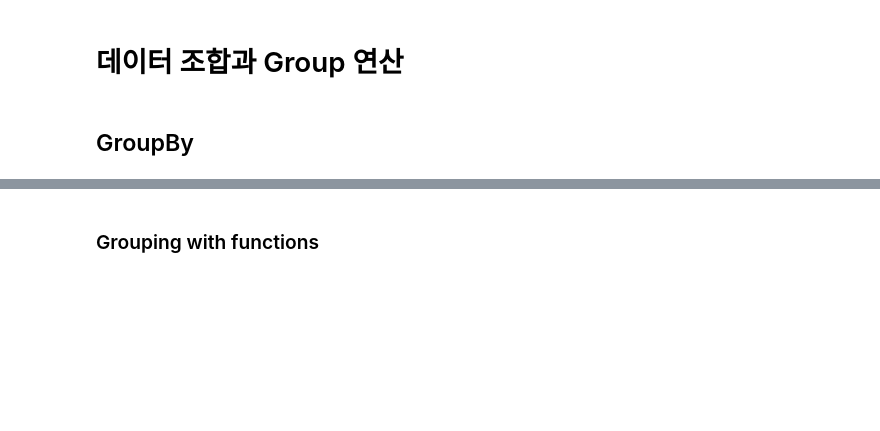
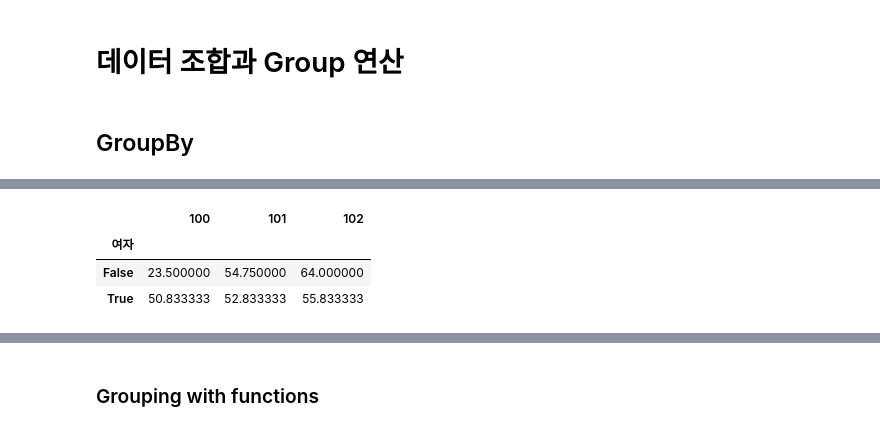
Before and after one commit to lseongjoo/bigpy, a Jupyter notebook: DataAggregation.ipynb, the cells around one changed output, grey strips where cells are left out. Drawn from its saved outputs; the diff is of its cells as text; code cells hidden in the pictures; blank space fills up the shorter version.

```diff
--- a/DataAggregation.ipynb
+++ b/DataAggregation.ipynb
@@ -31,3 +91,10 @@ grouped.mean()
+# %%
+scores.groupby(u'여자').mean()
+# %% [output]
+|  | 100 | 101 | 102 |
+| 여자 |  |  |  |
+| False | 23.500000 | 54.750000 | 64.000000 |
+| True | 50.833333 | 52.833333 | 55.833333 |
 # %%
 means = df['data1'].groupby([df['key1'], df['key2']]).mean()
 means
```
Also changed, not shown: parts of 63 cells of this notebook, 4 other files.
